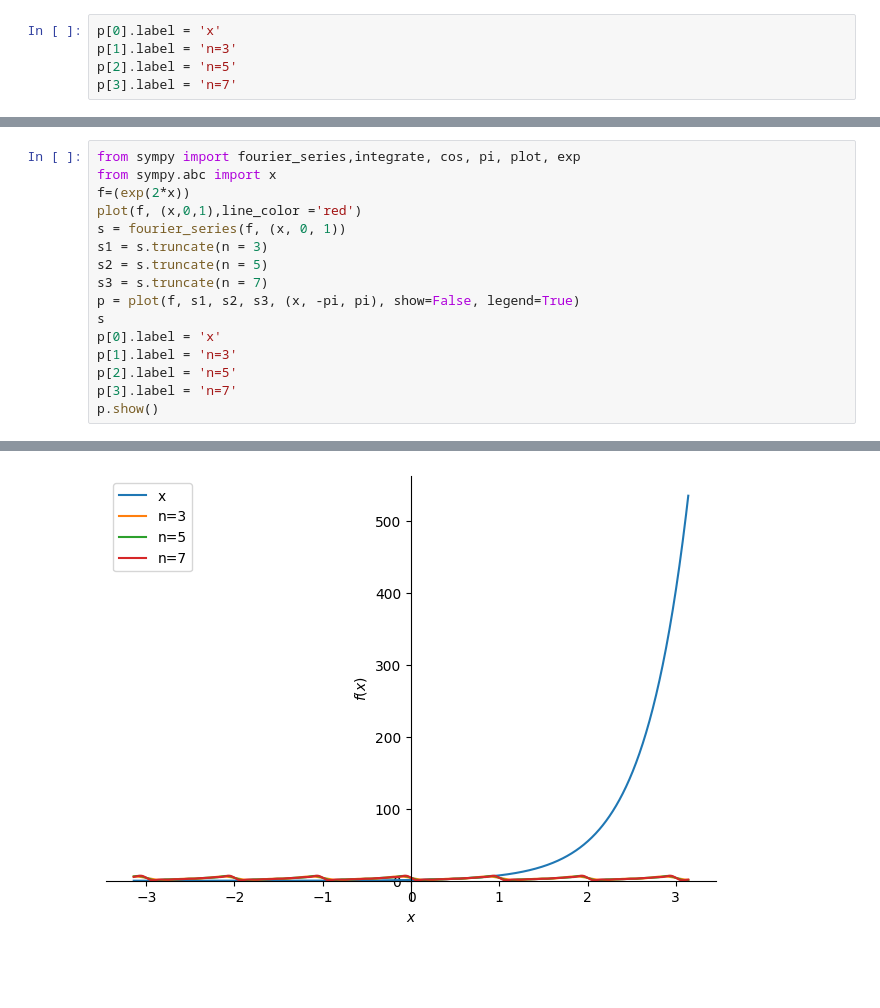
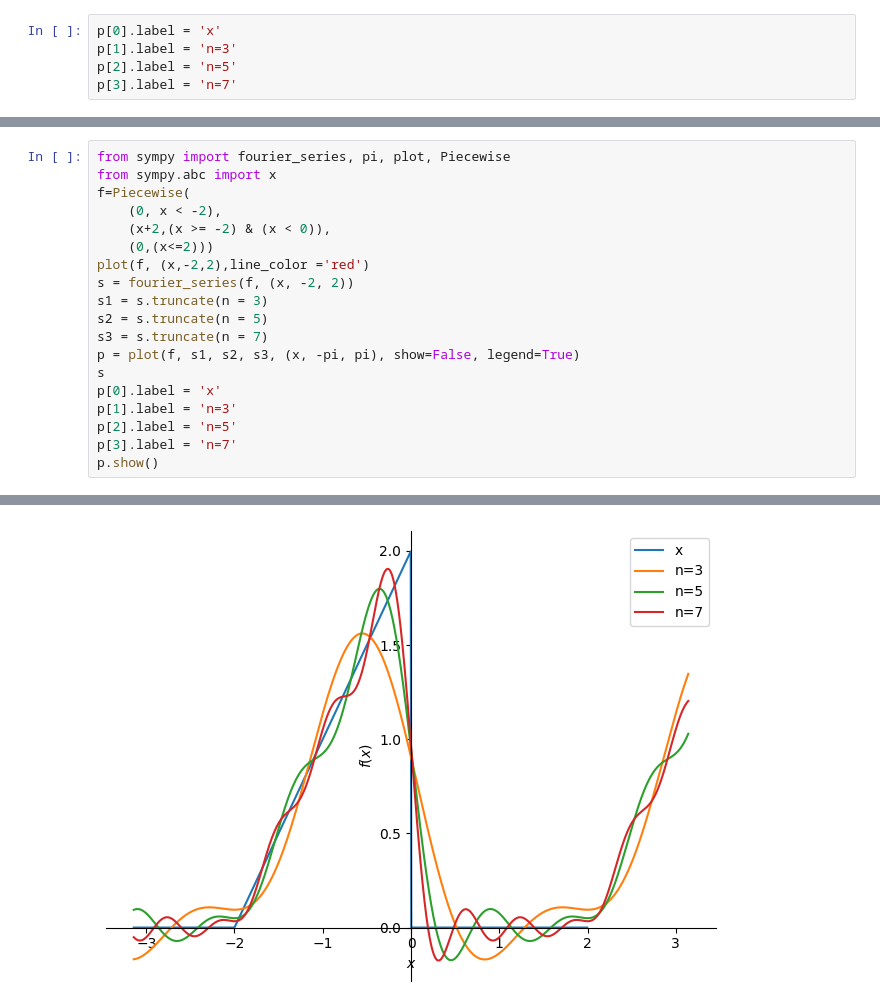
Before and after one commit to juliapachecor/EDP, a Jupyter notebook: Notebooks/Fourier_sympy.ipynb, the cells around one changed output, grey strips where cells are left out. Saved outputs shown, nothing was run; the diff lists cells and outputs as text; blank space fills up the shorter version.

```diff
--- a/Notebooks/Fourier_sympy.ipynb
+++ b/Notebooks/Fourier_sympy.ipynb
@@ -30,9 +71,12 @@ p.show()
 # %%
-from sympy import fourier_series,integrate, cos, pi, plot, exp
+from sympy import fourier_series, pi, plot, Piecewise
 from sympy.abc import x
-f=(exp(2*x))
-plot(f, (x,0,1),line_color ='red')
-s = fourier_series(f, (x, 0, 1))
+f=Piecewise(
+    (0, x < -2),
+    (x+2,(x >= -2) & (x < 0)),
+    (0,(x<=2)))
+plot(f, (x,-2,2),line_color ='red')
+s = fourier_series(f, (x, -2, 2))
 s1 = s.truncate(n = 3)
 s2 = s.truncate(n = 5)
 s3 = s.truncate(n = 7)
@@ -48 +92 @@ p.show()
-[figure, old version]
+[figure, new version]
```
Also changed, not shown: parts of 15 cells of this notebook.
